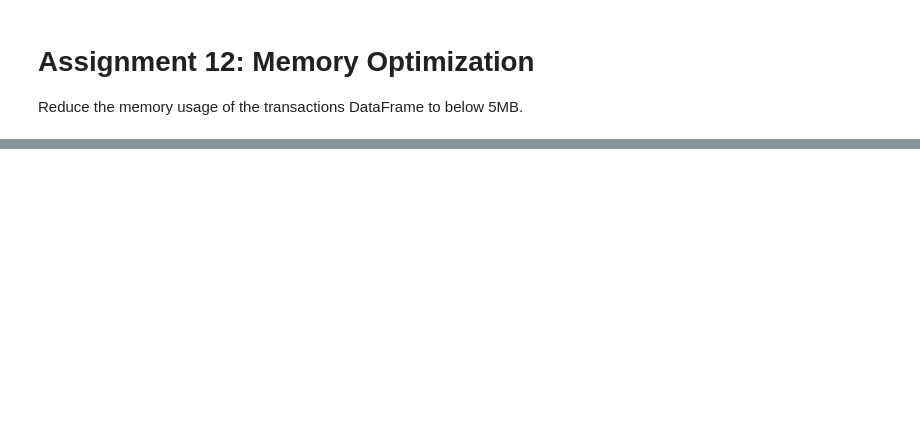
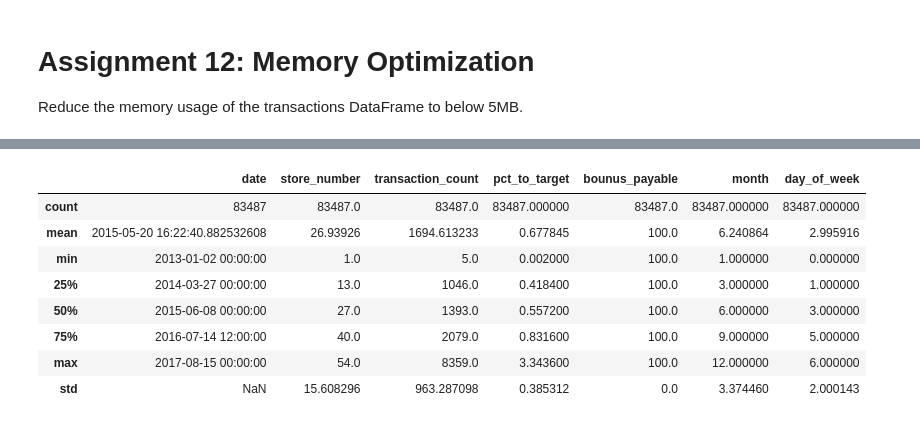
Before and after one commit to amorganhunt/Maven-NumPy-and-Pandas-2, a Jupyter notebook: maven_python_course/DataFrames/section03_DataFrames.ipynb, the cells around one changed output, grey strips where cells are left out. Cells and saved outputs as stored; diff of their text form; code cells hidden in the pictures; blank space fills up the shorter version.

```diff
--- a/maven_python_course/DataFrames/section03_DataFrames.ipynb
+++ b/maven_python_course/DataFrames/section03_DataFrames.ipynb
@@ -537,0 +590,12 @@ transactions.info(memory_usage="deep")
+# %%
+transactions_df.describe()
+# %% [output]
+|  | date | store_number | transaction_count | pct_to_target | bounus_payable | month | day_of_week |
+| count | 83487 | 83487.0 | 83487.0 | 83487.000000 | 83487.0 | 83487.000000 | 83487.000000 |
+| mean | 2015-05-20 16:22:40.882532608 | 26.93926 | 1694.613233 | 0.677845 | 100.0 | 6.240864 | 2.995916 |
+| min | 2013-01-02 00:00:00 | 1.0 | 5.0 | 0.002000 | 100.0 | 1.000000 | 0.000000 |
+| 25% | 2014-03-27 00:00:00 | 13.0 | 1046.0 | 0.418400 | 100.0 | 3.000000 | 1.000000 |
+| 50% | 2015-06-08 00:00:00 | 27.0 | 1393.0 | 0.557200 | 100.0 | 6.000000 | 3.000000 |
+| 75% | 2016-07-14 12:00:00 | 40.0 | 2079.0 | 0.831600 | 100.0 | 9.000000 | 5.000000 |
+| max | 2017-08-15 00:00:00 | 54.0 | 8359.0 | 3.343600 | 100.0 | 12.000000 | 6.000000 |
+| std | NaN | 15.608296 | 963.287098 | 0.385312 | 0.0 | 3.374460 | 2.000143 |
```
Also changed, not shown: parts of 7 cells of this notebook, 6 other files.
